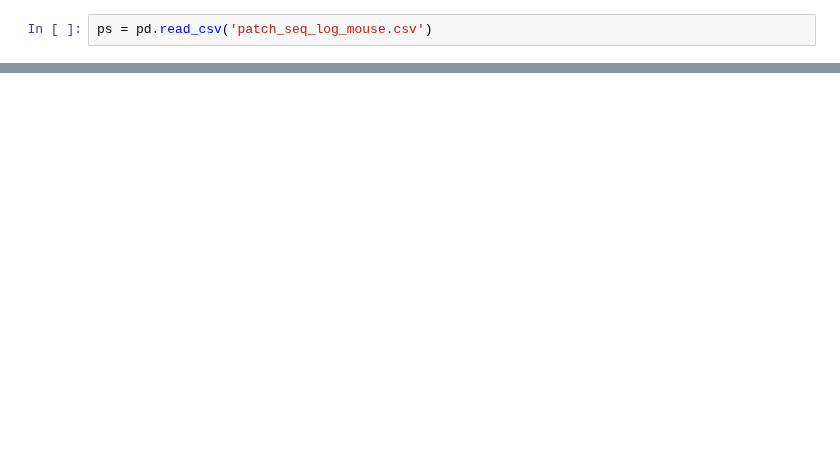
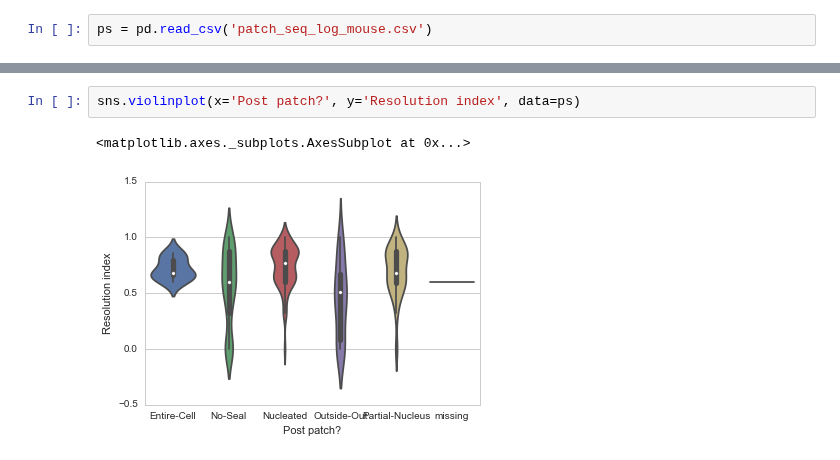
Before and after one commit to ru57y34nn/patchseq_gdoc_analysis, a Jupyter notebook: Post Patch vs Resolution Index.ipynb, the cells around one changed output, grey strips where cells are left out. Cells and saved outputs as stored; diff of their text form; blank space fills up the shorter version.

```diff
--- a/Post Patch vs Resolution Index.ipynb
+++ b/Post Patch vs Resolution Index.ipynb
@@ -61,0 +72,5 @@ ax.set_xticklabels(ps['Post patch?'], rotation =90)
+# %%
+sns.violinplot(x='Post patch?', y='Resolution index', data=ps)
+# %% [output]
+<matplotlib.axes._subplots.AxesSubplot at 0x...>
+[figure, added]
```
Also changed, not shown: parts of 11 cells of this notebook, 1 other file.
